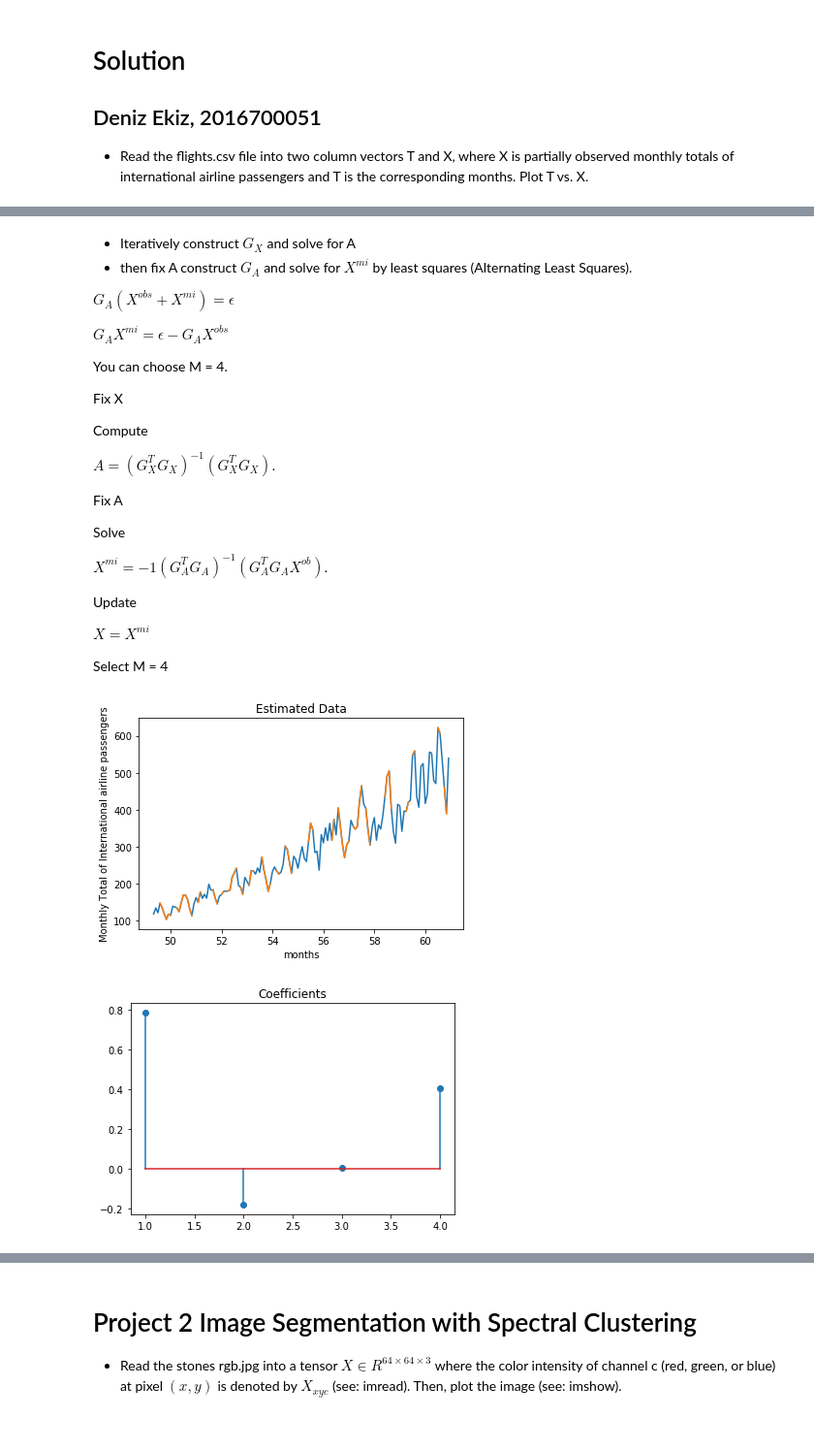
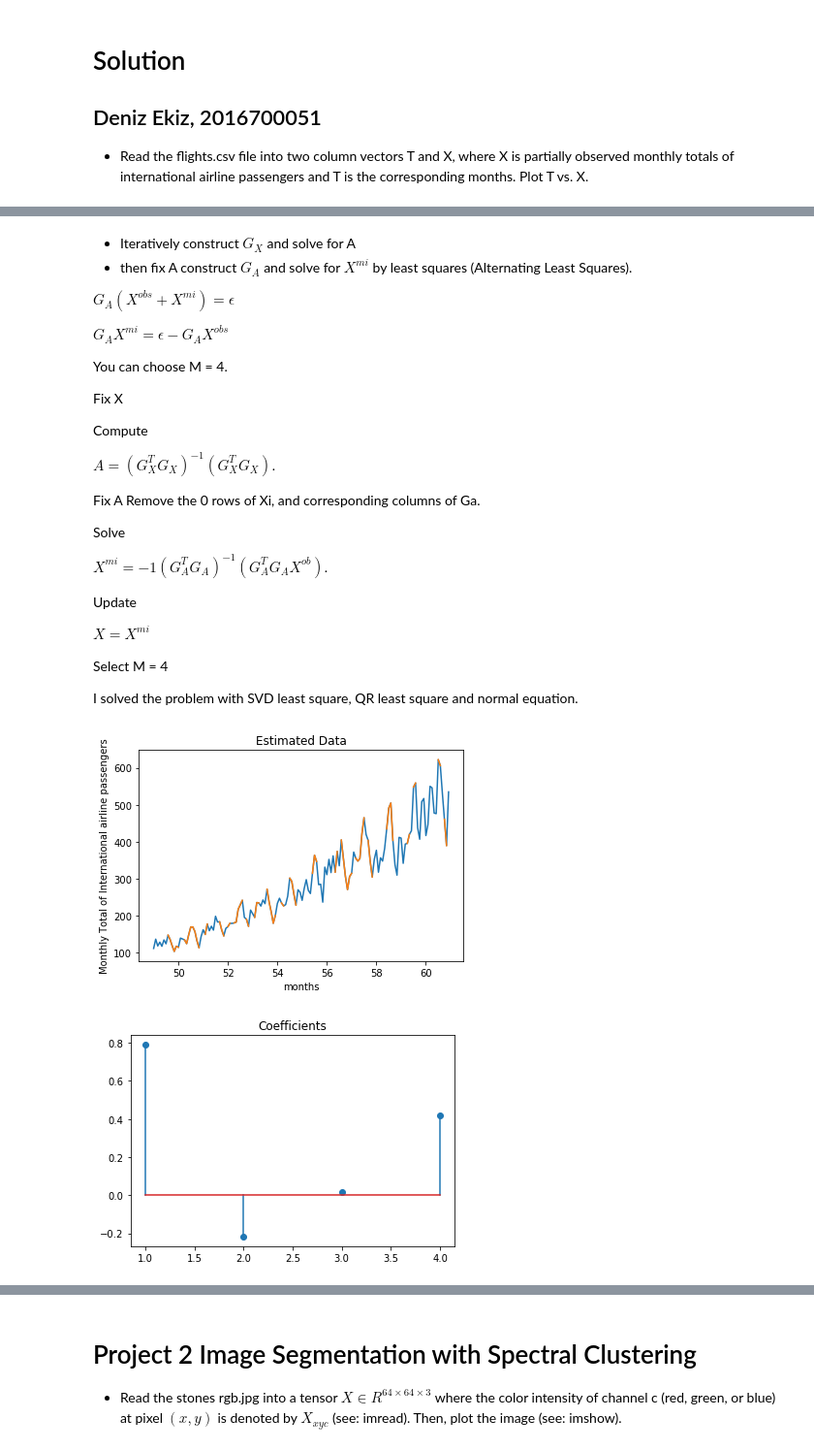
Before and after one commit to CMPE482-Spring2017-Bogazici/FinalProjects, a Jupyter notebook: final solution.ipynb, the cells around one changed output, grey strips where cells are left out. Shown at 97% size. Cells and saved outputs as stored; diff of their text form; code cells hidden in the pictures.

```diff
--- a/final solution.ipynb
+++ b/final solution.ipynb
@@ -61,6 +49,7 @@ Compute
 $A =  (G_X^TG_X)^{-1}(G_X^TG_X)$.
 
 Fix A
+Remove the 0 rows of Xi, and corresponding columns of Ga.
 
 Solve
 
@@ -71,6 +60,8 @@ Update
 $X = X^{mi}$
 
 Select M = 4
+
+I solved the problem with  SVD least square, QR least square and  normal equation.
 # %%
 #Creates Gx
 M = 4
@@ -185,32 +190,32 @@ for i in range(0,100):
 # %%
 %matplotlib inline
 z = 0
 #print LL
 #print X_mi
 #plt.plot(T[M:] -1900,np.sum([X_mi[M:],X_obs_i[M:]],axis=0))
-plt.plot(T[M:] -1900,X[M:])
+plt.plot(T -1900,X)
 #plt.plot(T[M:] -1900,OO[M:])
 #plt.plot(T[M:] -1900,FF)
-plt.plot(T[M:] -1900,my_data[M:,1])
+plt.plot(T -1900,my_data[:,1])
 plt.xlabel('months')
 plt.ylabel('Monthly Total of International airline passengers')
 plt.title('Estimated Data')
 plt.show()
 fig, ax = plt.subplots()
 ax.stem(range(1,M+1),A_i)
 plt.title('Coefficients')
 plt.show()
 #print np.dot(Ga.T,Ga)
 #RR = np.dot(Ga.T,Ga)
 #print np.linalg.inv(RR)
 #print X_mi_sel
 #print X_mi.T + X_obs.T
 #print  X_mi
 #print X_obs_i
 #print np.sum([X_mi,X_obs_i],axis=0)
 # %% [output]
-[figure, old version]
+[figure, new version]
-[figure, old version]
+[figure, new version]
 # %% [markdown]
 # Project 1 Bonus
 
```
Also changed, not shown: parts of 6 cells of this notebook.
